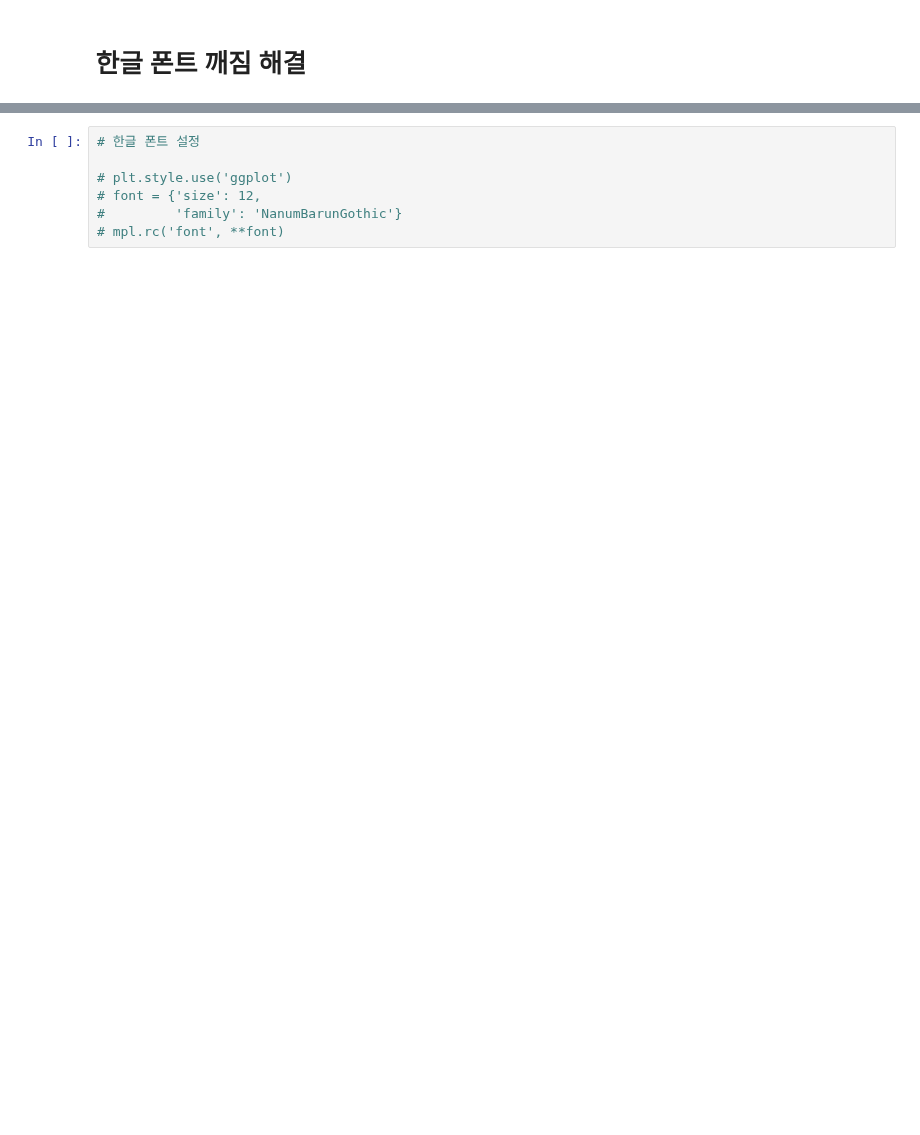
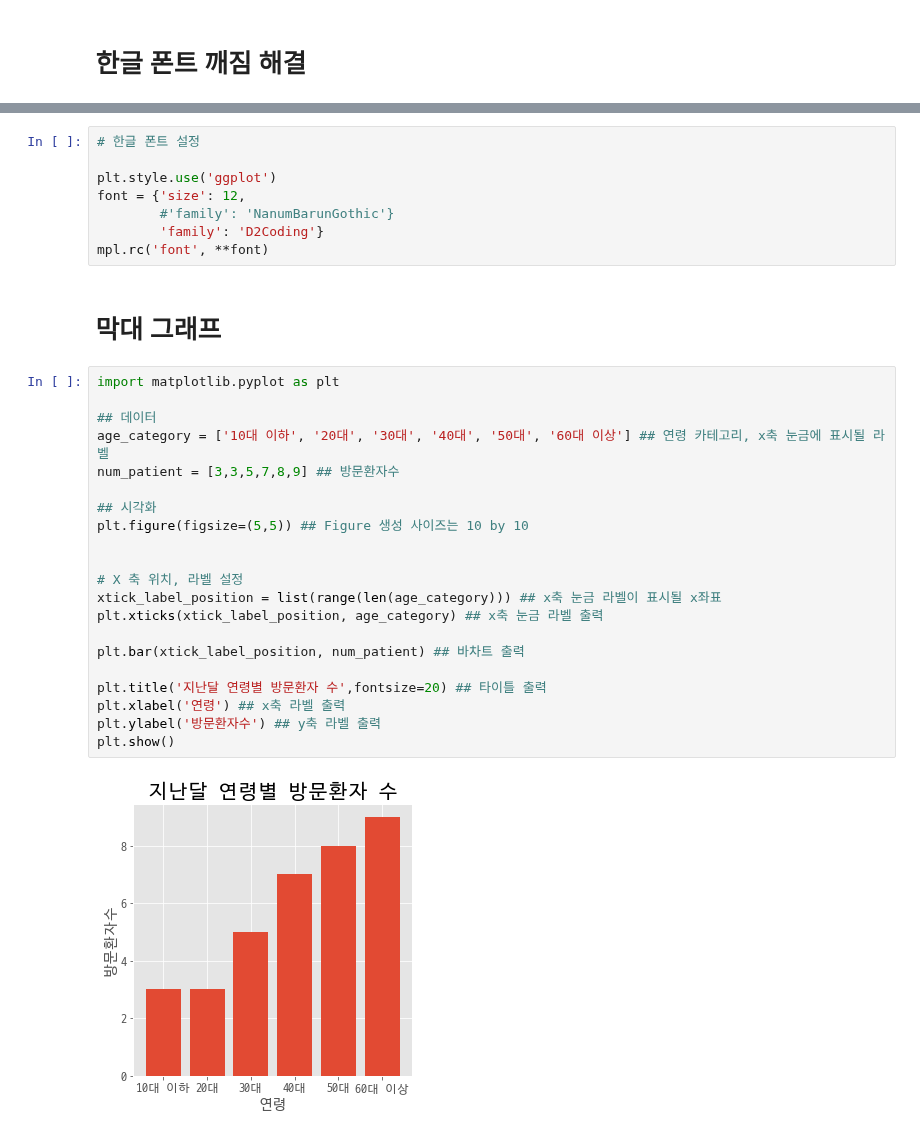
Before and after one commit to LamuneGitHub/A001_Python_Test, a Jupyter notebook: summery_plot.ipynb, the cells around one changed output, grey strips where cells are left out. Cells and saved outputs as stored; diff of their text form; blank space fills up the shorter version.

```diff
--- a/summery_plot.ipynb
+++ b/summery_plot.ipynb
@@ -21,7 +33,33 @@ import seaborn as sns
 # %%
 # 한글 폰트 설정
 
-# plt.style.use('ggplot')
-# font = {'size': 12,
-#         'family': 'NanumBarunGothic'}
-# mpl.rc('font', **font)
+plt.style.use('ggplot')
+font = {'size': 12,
+        #'family': 'NanumBarunGothic'}
+        'family': 'D2Coding'}
+mpl.rc('font', **font)
+# %% [markdown]
+# 막대 그래프
+# %%
+import matplotlib.pyplot as plt
+
+## 데이터
+age_category = ['10대 이하', '20대', '30대', '40대', '50대', '60대 이상'] ## 연령 카테고리, x축 눈금에 표시될 라벨
+num_patient = [3,3,5,7,8,9] ## 방문환자수
+
+## 시각화
+plt.figure(figsize=(5,5)) ## Figure 생성 사이즈는 10 by 10
+
+
+# X 축 위치, 라벨 설정
+xtick_label_position = list(range(len(age_category))) ## x축 눈금 라벨이 표시될 x좌표
+plt.xticks(xtick_label_position, age_category) ## x축 눈금 라벨 출력
+
+plt.bar(xtick_label_position, num_patient) ## 바차트 출력
+
+plt.title('지난달 연령별 방문환자 수',fontsize=20) ## 타이틀 출력
+plt.xlabel('연령') ## x축 라벨 출력
+plt.ylabel('방문환자수') ## y축 라벨 출력
+plt.show()
+# %% [output]
+[figure, added]
```
Also changed, not shown: parts of 10 cells of this notebook, 10 other files.
